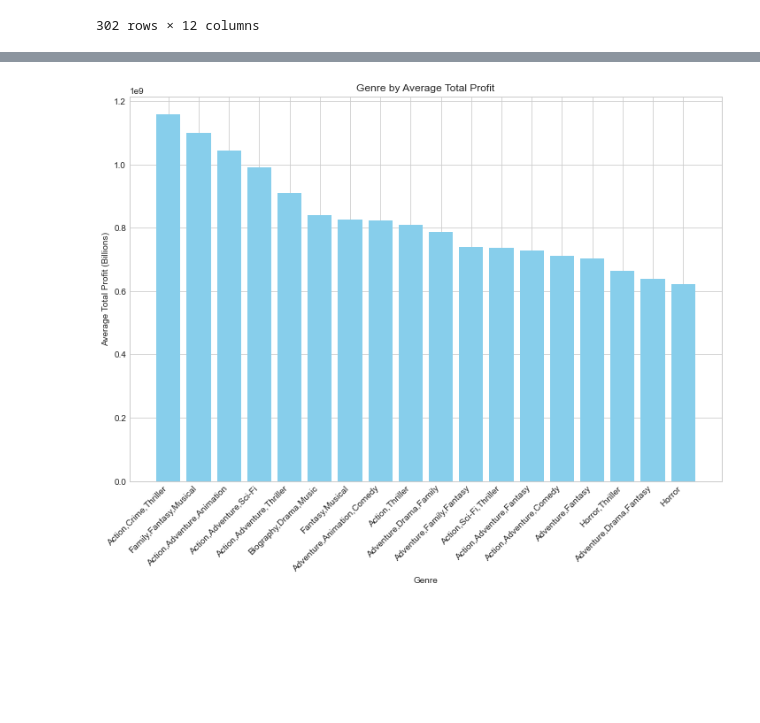
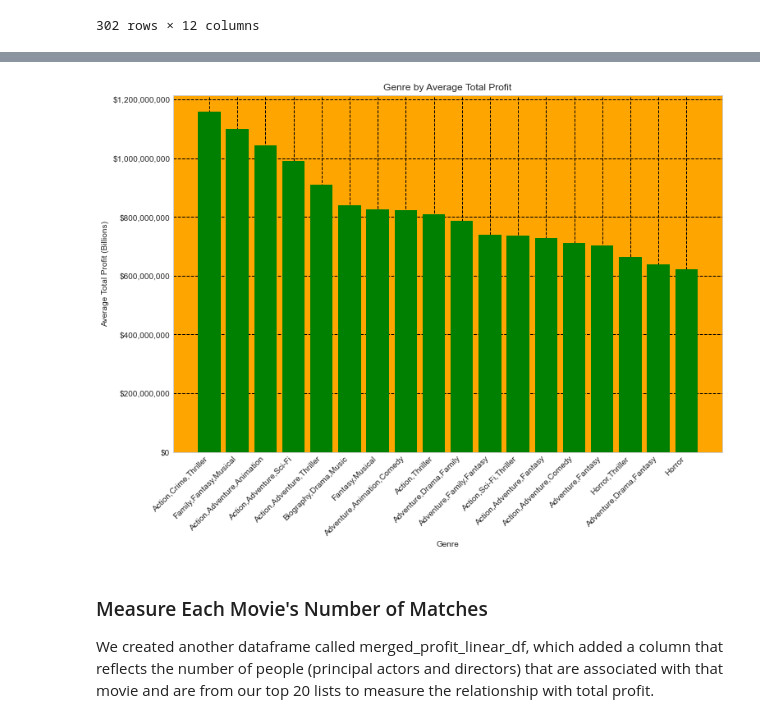
Before and after one commit to chrismiley87/dsc-phase-2-project-v3, a Jupyter notebook: student.ipynb, the cells around one changed output, grey strips where cells are left out. Saved outputs shown, nothing was run; the diff lists cells and outputs as text; code cells hidden in the pictures; blank space fills up the shorter version.

```diff
--- a/student.ipynb
+++ b/student.ipynb
@@ -131,7 +179,6 @@ year_filtered_budget_df = budget_graph_df[(budget_graph_df['release_year'] >= 19
 ax = year_filtered_budget_df.plot.scatter(x='release_year', y='production_budget')
 
 # Customize the y-axis tick labels
-currency_formatter = ticker.FuncFormatter(lambda x, pos: '${:,.0f}'.format(x))
 ax.yaxis.set_major_formatter(currency_formatter)
 
 # Display the plot
@@ -499,4 +627,4 @@ filtered_movie_df[(filtered_movie_df["person_name"] == "Martin Scorsese")]
 hundred_profit_df = budget_graph_df.head(100)
 # %%
 #merge the cast/director/genre dataframe with the 100 most profitable movies dataframe
-merged_actor_profit_df = hundred_profit_df.merge(filtered_movie_df, left_on=['movie', 'release_year'], right_on=['movie_name', 'year'])
+merged_profit_df = hundred_profit_df.merge(filtered_movie_df, left_on=['movie', 'release_year'], right_on=['movie_name', 'year'])
@@ -631,21 +821,28 @@ plt.show()
 # %%
 # Group the merged dataset by genre and calculate the average total profit for each genre
-grouped_genre_df = merged_actor_profit_df.groupby('genres')['total_profit'].mean().reset_index()
+grouped_genre_df = merged_profit_df.groupby('genres')['total_profit'].mean().reset_index()
 
 # Sort the dataframe by average total profit in descending order
 grouped_genre_df = grouped_genre_df.sort_values(by='total_profit', ascending=False)
 
 # Create a bar graph
 plt.figure(figsize=(12, 8))
-plt.bar(grouped_genre_df['genres'], grouped_genre_df['total_profit'], color='skyblue')
+plt.bar(grouped_genre_df['genres'], grouped_genre_df['total_profit'], color='green')
 
 # Customize the graph
 plt.xlabel('Genre')
 plt.ylabel('Average Total Profit (Billions)')
 plt.title('Genre by Average Total Profit')
 plt.xticks(rotation=45, ha='right')
+plt.gca().yaxis.set_major_formatter(currency_formatter)
+plt.gca().set_facecolor('orange')
+plt.grid(True, linewidth=1, linestyle='--', color='black')
 
 # Show the graph
 plt.show()
 # %% [output]
-[figure, old version]
+[figure, new version]
+# %% [markdown]
+### Measure Each Movie's Number of Matches
+
+We created another dataframe called merged_profit_linear_df, which added a column that reflects the number of people (principal actors and directors) that are associated with that movie and are from our top 20 lists to measure the relationship with total profit.
```
Also changed, not shown: parts of 58 cells of this notebook.
